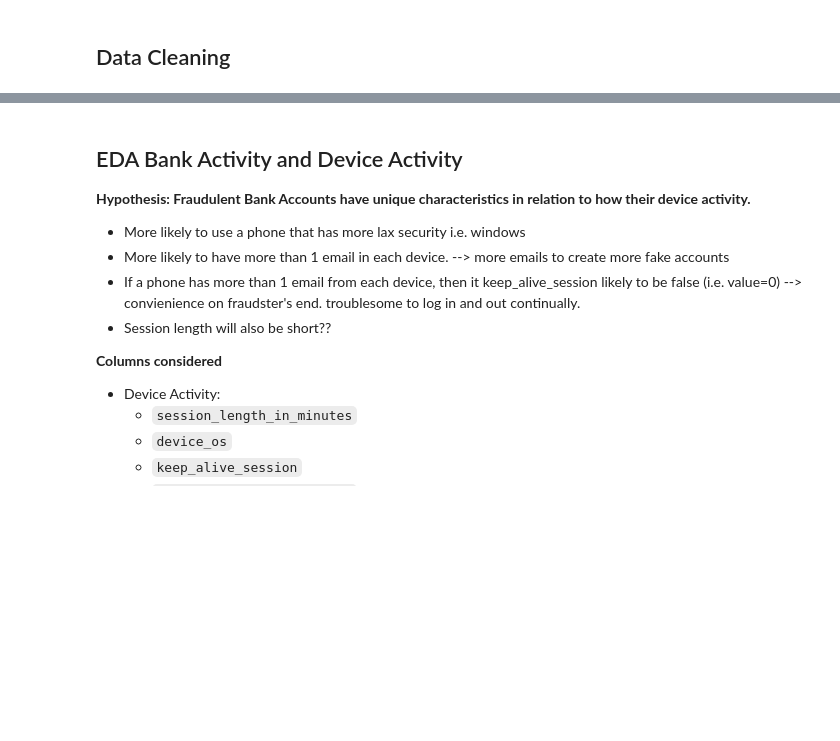
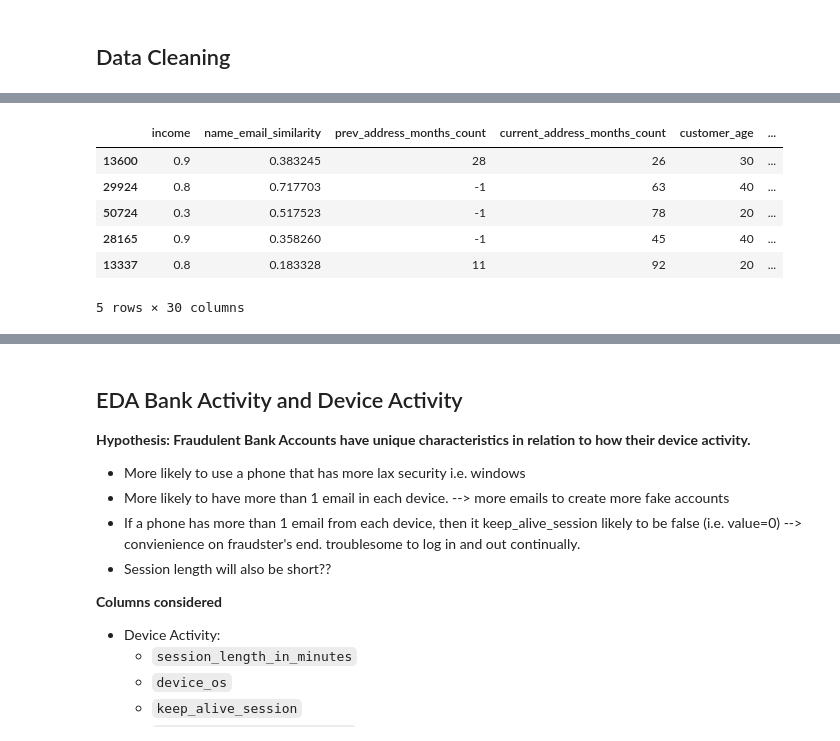
Before and after one commit to kclzl-nus/Detect-Fraudulent-Bank-Accounts, a Jupyter notebook: notebooks/2.1-kclzl-hyp-device-activity.ipynb, the cells around one changed output, grey strips where cells are left out. Cells and saved outputs as stored; diff of their text form; code cells hidden in the pictures; blank space fills up the shorter version.

```diff
--- a/notebooks/2.1-kclzl-hyp-device-activity.ipynb
+++ b/notebooks/2.1-kclzl-hyp-device-activity.ipynb
@@ -51,0 +28,17 @@ data = undersampled_data
+# %%
+## Splitting the dataset into train-test subset
+X = undersampled_data.drop(columns=['fraud_bool'])
+y = undersampled_data['fraud_bool']
+
+# Splitting the dataset into training and test sets with an 80:20 ratio
+X_train, X_test, y_train, y_test = train_test_split(X, y, test_size=0.2, random_state=42)
+
+X_train.head()
+# %% [output]
+|  | income | name_email_similarity | prev_address_months_count | current_address_months_count | customer_age | ... |
+| 13600 | 0.9 | 0.383245 | 28 | 26 | 30 | ... |
+| 29924 | 0.8 | 0.717703 | -1 | 63 | 40 | ... |
+| 50724 | 0.3 | 0.517523 | -1 | 78 | 20 | ... |
+| 28165 | 0.9 | 0.358260 | -1 | 45 | 40 | ... |
+| 13337 | 0.8 | 0.183328 | 11 | 92 | 20 | ... |
+5 rows × 30 columns
```
Also changed, not shown: parts of 6 cells of this notebook, 1 other file.
